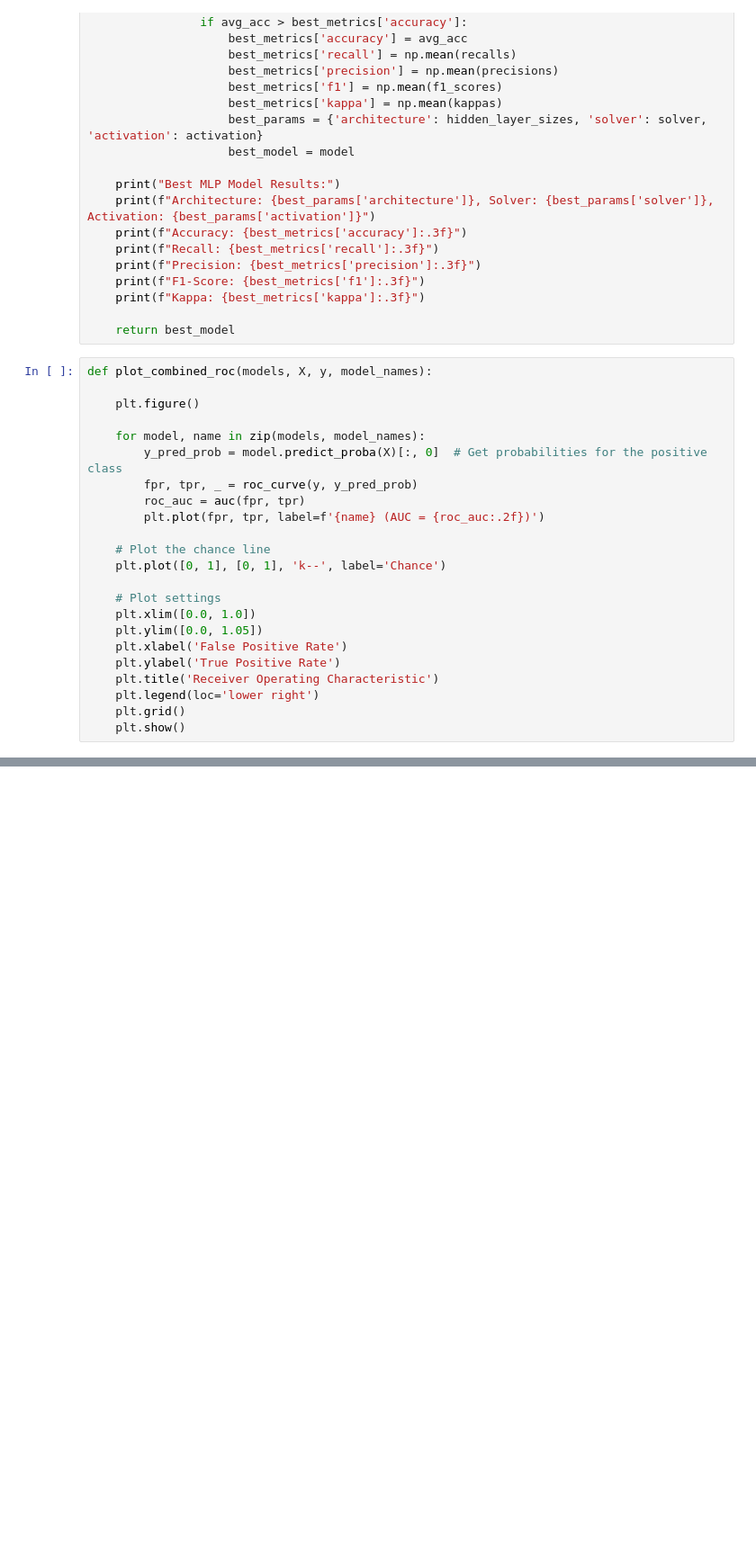
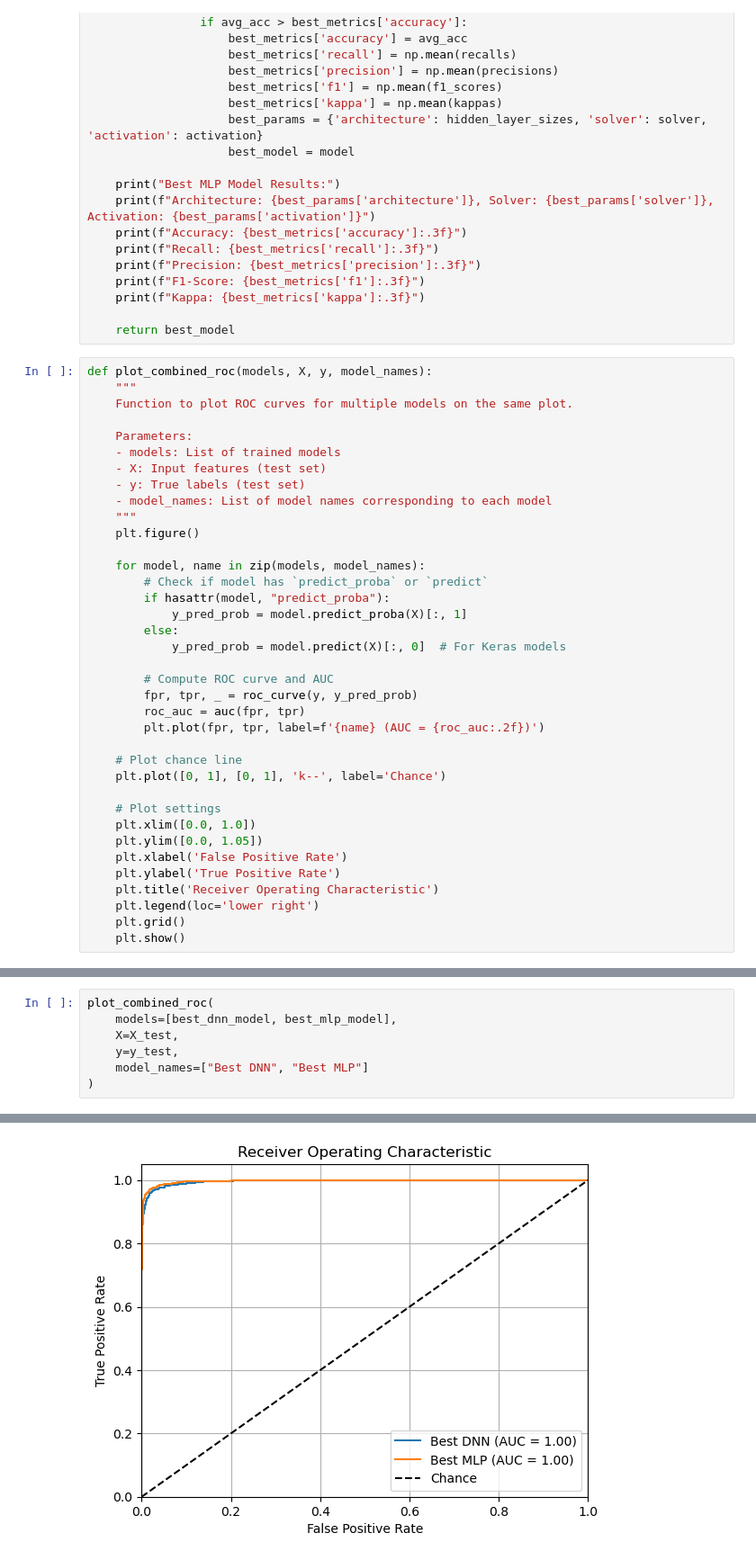
Before and after one commit to FranciscoVPinto/Indiv_Proj_ISis_89888, a Jupyter notebook: DeepLearning.ipynb, the cells around one changed output, grey strips where cells are left out. Shown: that part at 90% size. Cells and saved outputs as stored; diff of their text form; blank space fills up the shorter version.

```diff
--- a/DeepLearning.ipynb
+++ b/DeepLearning.ipynb
@@ -118,16 +118,30 @@ def train_mlp(X, y, n_splits=5):
     return best_model
 # %%
 def plot_combined_roc(models, X, y, model_names):
+    """
+    Function to plot ROC curves for multiple models on the same plot.
 
+    Parameters:
+    - models: List of trained models
+    - X: Input features (test set)
+    - y: True labels (test set)
+    - model_names: List of model names corresponding to each model
+    """
     plt.figure()
 
     for model, name in zip(models, model_names):
-        y_pred_prob = model.predict_proba(X)[:, 0]  # Get probabilities for the positive class
+        # Check if model has `predict_proba` or `predict`
+        if hasattr(model, "predict_proba"):
+            y_pred_prob = model.predict_proba(X)[:, 1]
+        else:
+            y_pred_prob = model.predict(X)[:, 0]  # For Keras models
+
+        # Compute ROC curve and AUC
         fpr, tpr, _ = roc_curve(y, y_pred_prob)
         roc_auc = auc(fpr, tpr)
         plt.plot(fpr, tpr, label=f'{name} (AUC = {roc_auc:.2f})')
 
-    # Plot the chance line
+    # Plot chance line
     plt.plot([0, 1], [0, 1], 'k--', label='Chance')
 
     # Plot settings
@@ -170,0 +185,8 @@ AttributeError: 'Sequential' object has no attribute 'predict_proba'
+# %%
+plot_combined_roc(
+    models=[best_dnn_model, best_mlp_model],
+    X=X_test,
+    y=y_test,
+    model_names=["Best DNN", "Best MLP"]
+)
+# %% [output]
@@ -170,0 +194 @@ AttributeError: 'Sequential' object has no attribute 'predict_proba'
+[figure, added]
```
Also changed, not shown: parts of 2 cells of this notebook, 1 other file.
